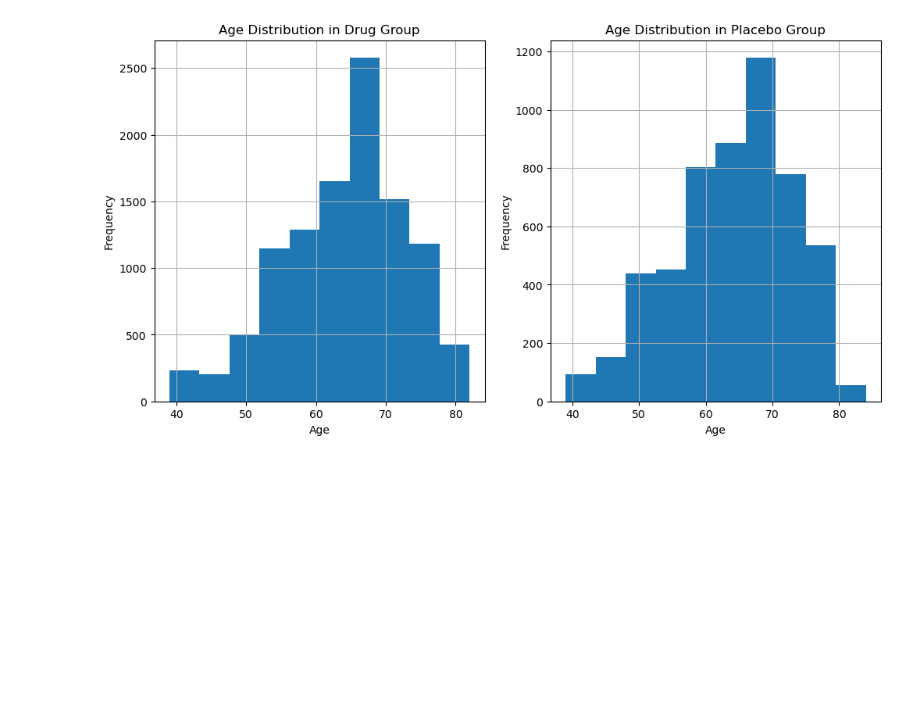
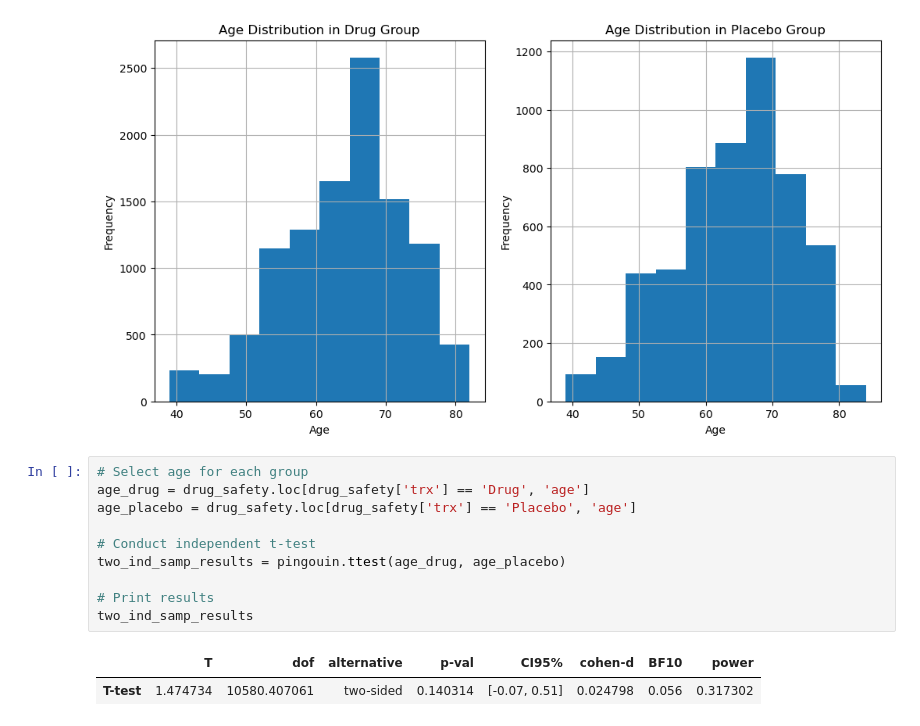
Before and after one commit to JeremyTallant/hypothesis_testing, a Jupyter notebook: drug_safety.ipynb, the cells around one changed output. Saved outputs shown, nothing was run; the diff lists cells and outputs as text; blank space fills up the shorter version.

Commit message:
conducted a t-test

```diff
--- a/drug_safety.ipynb
+++ b/drug_safety.ipynb
@@ -112,3 +112,16 @@ ax2.set_ylabel('Frequency')
 plt.show()
 # %% [output]
 [figure]
+# %%
+# Select age for each group
+age_drug = drug_safety.loc[drug_safety['trx'] == 'Drug', 'age']
+age_placebo = drug_safety.loc[drug_safety['trx'] == 'Placebo', 'age']
+
+# Conduct independent t-test
+two_ind_samp_results = pingouin.ttest(age_drug, age_placebo)
+
+# Print results
+two_ind_samp_results
+# %% [output]
+|  | T | dof | alternative | p-val | CI95% | cohen-d | BF10 | power |
+| T-test | 1.474734 | 10580.407061 | two-sided | 0.140314 | [-0.07, 0.51] | 0.024798 | 0.056 | 0.317302 |
```
